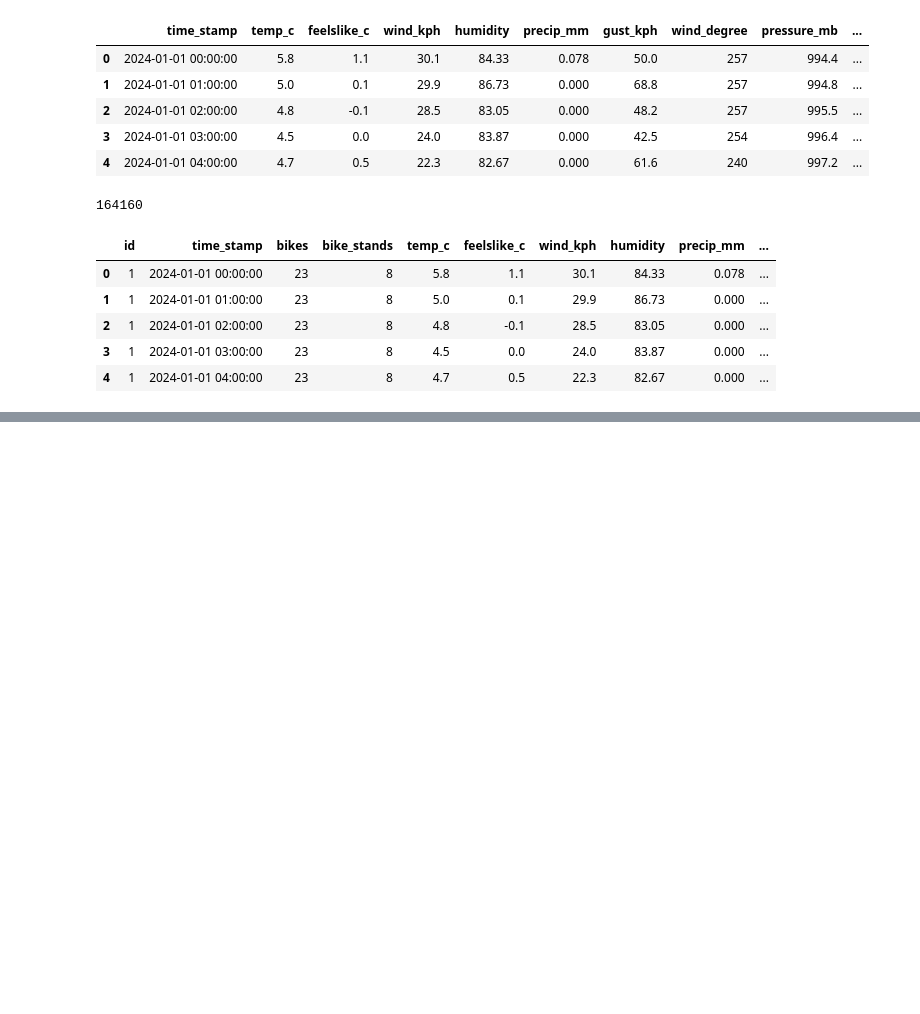
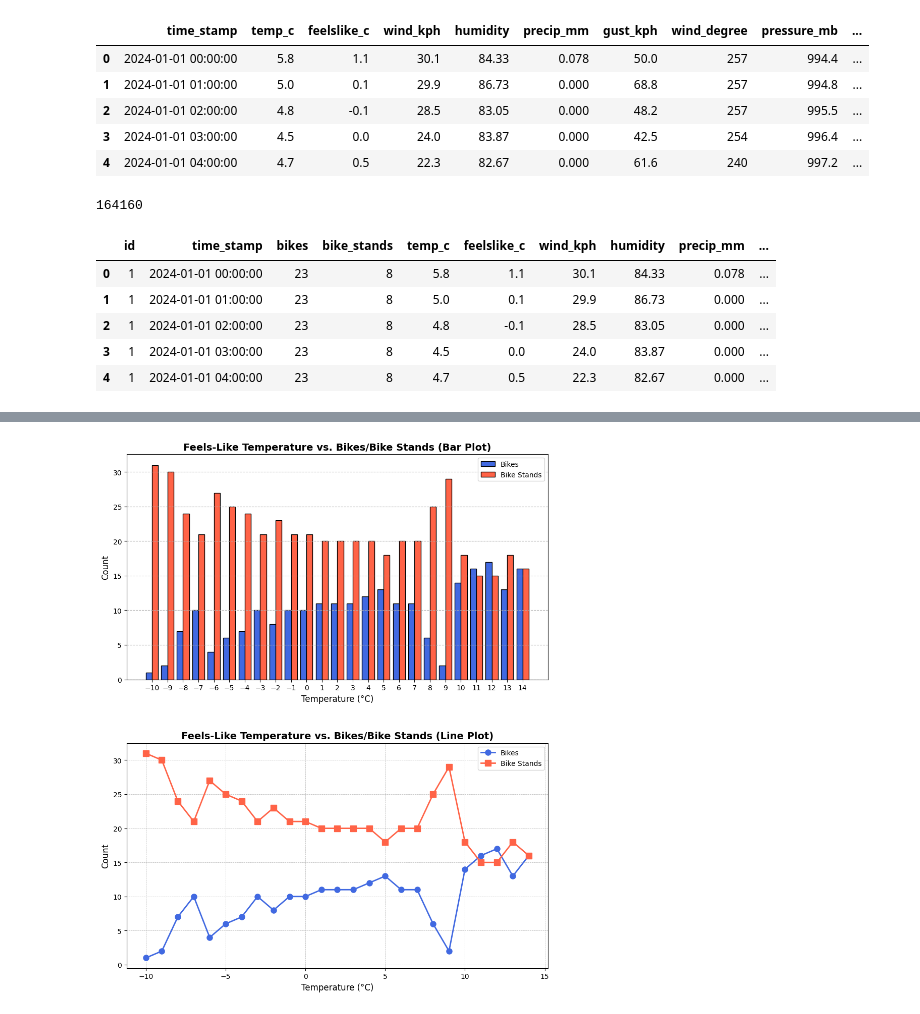
Before and after one commit to musaddique333/Dublin_Bikes, a Jupyter notebook: models/statistics.ipynb, the cells around one changed output, grey strips where cells are left out. Drawn from its saved outputs; the diff is of its cells as text; code cells hidden in the pictures; blank space fills up the shorter version.

```diff
--- a/models/statistics.ipynb
+++ b/models/statistics.ipynb
@@ -81,0 +143,7 @@ X.head()
+# %%
+feelslike_df = df[['bikes', 'bike_stands', 'feelslike_c']].copy()
+feelslike_df['feelslike_c'] = feelslike_df['feelslike_c'].round().astype(int)
+feelslike_df = feelslike_df.groupby('feelslike_c').mean().reset_index()
+feelslike_df['bikes'] = feelslike_df['bikes'].apply(lambda x: round_nearest(x))
+feelslike_df['bike_stands'] = feelslike_df['bike_stands'].apply(lambda x: round_nearest(x))
+feelslike_df.head()
@@ -81,0 +157,24 @@ X.head()
+# %%
+fig, axs = plt.subplots(2, 1, figsize=(10, 12))  # 2 Rows, 1 Column
+
+axs[0].bar(feelslike_df['feelslike_c'] - 0.2, feelslike_df['bikes'], width=0.4, label='Bikes', color='royalblue', edgecolor='black')
+axs[0].bar(feelslike_df['feelslike_c'] + 0.2, feelslike_df['bike_stands'], width=0.4, label='Bike Stands', color='tomato', edgecolor='black')
+axs[0].set_title('Feels-Like Temperature vs. Bikes/Bike Stands (Bar Plot)', fontsize=14, fontweight='bold')
+axs[0].set_xlabel('Temperature (°C)', fontsize=12)
+axs[0].set_ylabel('Count', fontsize=12)
+axs[0].set_xticks(feelslike_df['feelslike_c'])
+axs[0].legend()
+axs[0].grid(axis='y', linestyle='--')
+
+axs[1].plot(feelslike_df['feelslike_c'], feelslike_df['bikes'], label='Bikes', marker='o', markersize=8, linestyle='-', linewidth=2, color='royalblue')
+axs[1].plot(feelslike_df['feelslike_c'], feelslike_df['bike_stands'], label='Bike Stands', marker='s', markersize=8, linestyle='-', linewidth=2, color='tomato')
+axs[1].set_title('Feels-Like Temperature vs. Bikes/Bike Stands (Line Plot)', fontsize=14, fontweight='bold')
+axs[1].set_xlabel('Temperature (°C)', fontsize=12)
+axs[1].set_ylabel('Count', fontsize=12)
+axs[1].legend()
+axs[1].grid(True, which='both', linestyle='--', linewidth=0.5)
+
+plt.tight_layout(pad=4.0)
+plt.show()
+# %% [output]
+[figure, added]
```
Also changed, not shown: parts of 30 cells of this notebook, 11 other files.
